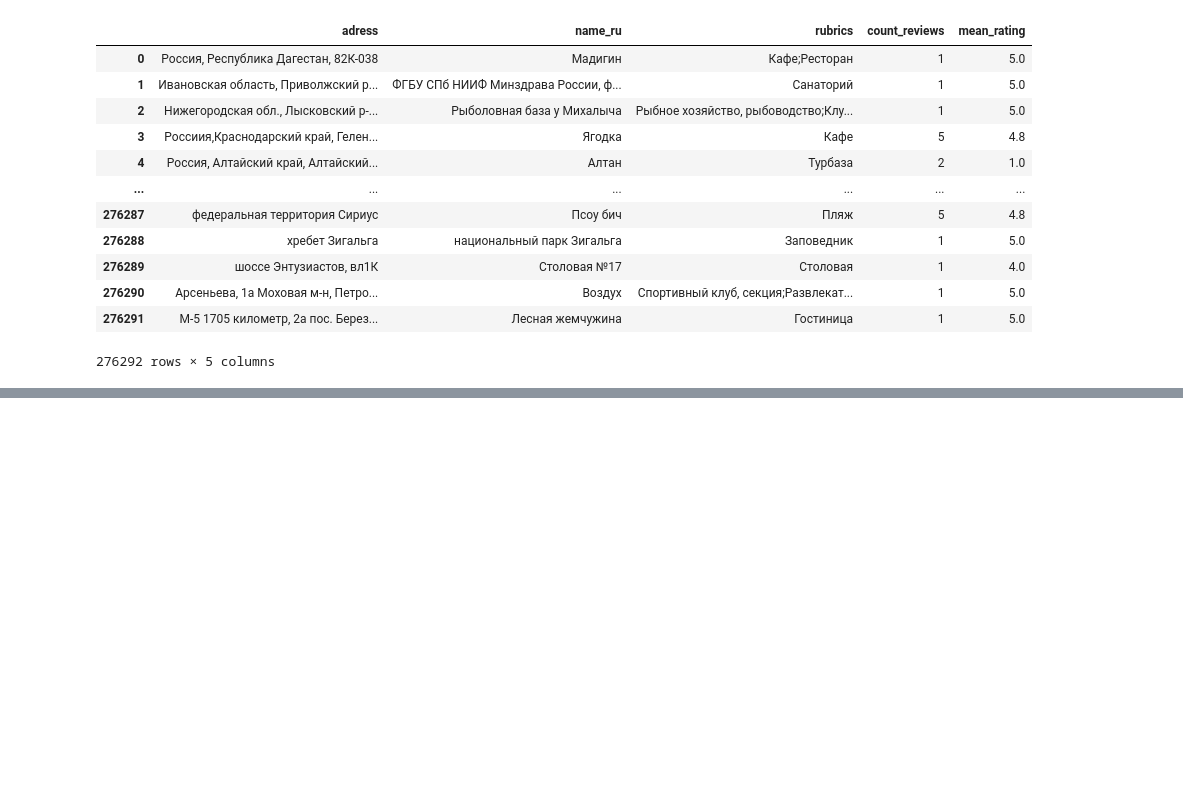
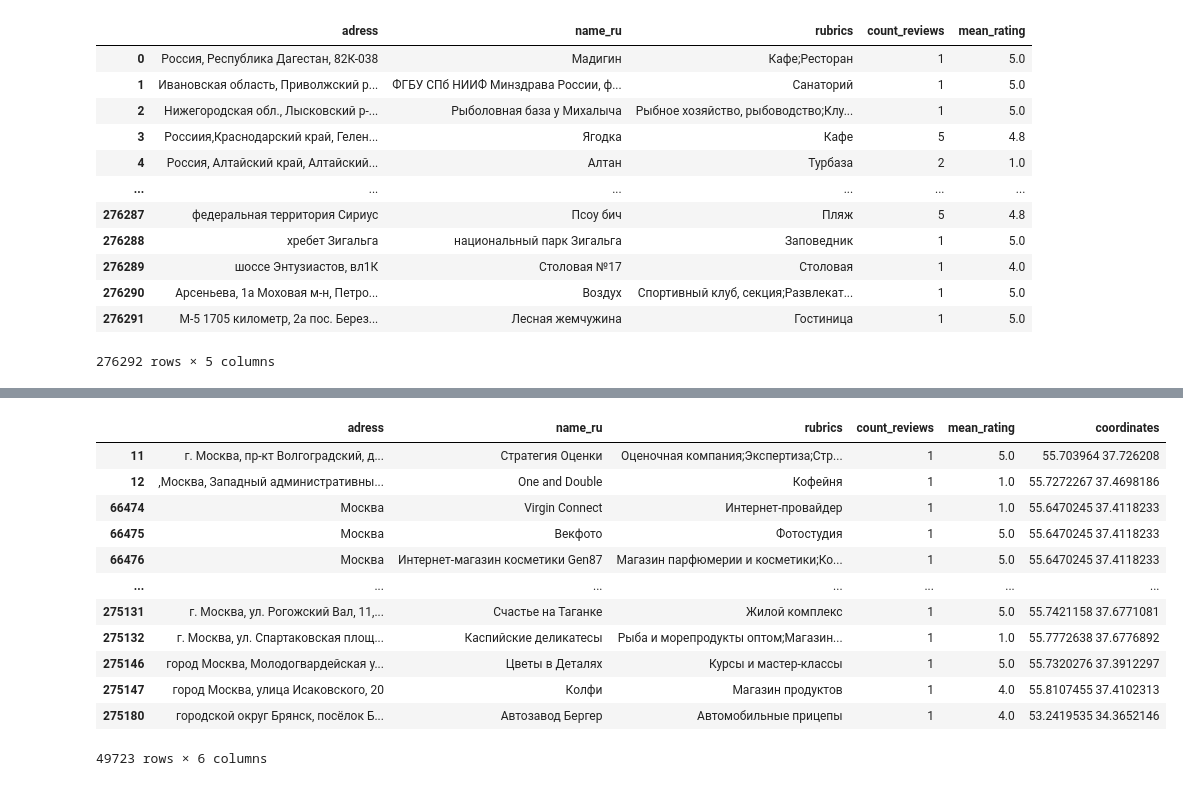
Before and after one commit to Alex777Russia/tg-bot-recsys, a Jupyter notebook: create_org_db.ipynb, the cells around one changed output, grey strips where cells are left out. Drawn from its saved outputs; the diff is of its cells as text; code cells hidden in the pictures; blank space fills up the shorter version.

Commit message:
db org with moscow coord added

```diff
--- a/create_org_db.ipynb
+++ b/create_org_db.ipynb
@@ -4,7 +4,9 @@
 import pandas as pd
 import numpy as np
 # %%
-moscow_addresses = pd.read_csv("D:\\BMSTU_im_Baumana\\семестры\\Семестра_5\\nlp\\tg-bot-recsys\\addresses\\concat_all_moscow_addresses_with_coordinates.csv")
+# For Windows os
+# moscow_addresses = pd.read_csv("D:\\BMSTU_im_Baumana\\семестры\\Семестра_5\\nlp\\tg-bot-recsys\\addresses\\concat_all_moscow_addresses_with_coordinates.csv")
+moscow_addresses = pd.read_csv("addresses/concat_all_moscow_addresses_with_coordinates.csv")
 moscow_addresses = moscow_addresses.drop('Unnamed: 0', axis=1)
 moscow_addresses
 # %% [output]
@@ -205,0 +210,4 @@ concat.to_csv('organizations.csv')
+# %%
+concat = pd.read_csv("db/organizations.csv")
+concat = concat.drop("Unnamed: 0", axis=1)
+concat
@@ -205,0 +228,3 @@ concat.to_csv('organizations.csv')
+# %%
+res2 = concat.merge(moscow_addresses[['adress', 'coordinates']], on = 'adress', how = 'left')
+res2
@@ -205,0 +245,3 @@ concat.to_csv('organizations.csv')
+# %%
+res2['coordinates'] = res2['coordinates'].fillna("0 0")
+res2
@@ -205,0 +262,16 @@ concat.to_csv('organizations.csv')
+# %%
+res2[res2["coordinates"] != "0 0"]
+# %% [output]
+|  | adress | name_ru | rubrics | count_reviews | mean_rating | coordinates |
+| 11 | г. Москва, пр-кт Волгоградский, д... | Стратегия Оценки | Оценочная компания;Экспертиза;Стр... | 1 | 5.0 | 55.703964 37.726208 |
+| 12 | ,Москва, Западный административны... | One and Double | Кофейня | 1 | 1.0 | 55.7272267 37.4698186 |
+| 66474 | Москва | Virgin Connect | Интернет-провайдер | 1 | 1.0 | 55.6470245 37.4118233 |
+| 66475 | Москва | Векфото | Фотостудия | 1 | 5.0 | 55.6470245 37.4118233 |
+| 66476 | Москва | Интернет-магазин косметики Gen87 | Магазин парфюмерии и косметики;Ко... | 1 | 5.0 | 55.6470245 37.4118233 |
+| ... | ... | ... | ... | ... | ... | ... |
+| 275131 | г. Москва, ул. Рогожский Вал, 11,... | Счастье на Таганке | Жилой комплекс | 1 | 5.0 | 55.7421158 37.6771081 |
+| 275132 | г. Москва, ул. Спартаковская площ... | Каспийские деликатесы | Рыба и морепродукты оптом;Магазин... | 1 | 1.0 | 55.7772638 37.6776892 |
+| 275146 | город Москва, Молодогвардейская у... | Цветы в Деталях | Курсы и мастер-классы | 1 | 5.0 | 55.7320276 37.3912297 |
+| 275147 | город Москва, улица Исаковского, 20 | Колфи | Магазин продуктов | 1 | 4.0 | 55.8107455 37.4102313 |
+| 275180 | городской округ Брянск, посёлок Б... | Автозавод Бергер | Автомобильные прицепы | 1 | 4.0 | 53.2419535 34.3652146 |
+49723 rows × 6 columns
```
Also changed, not shown: parts of 6 cells of this notebook, 1 other file.
